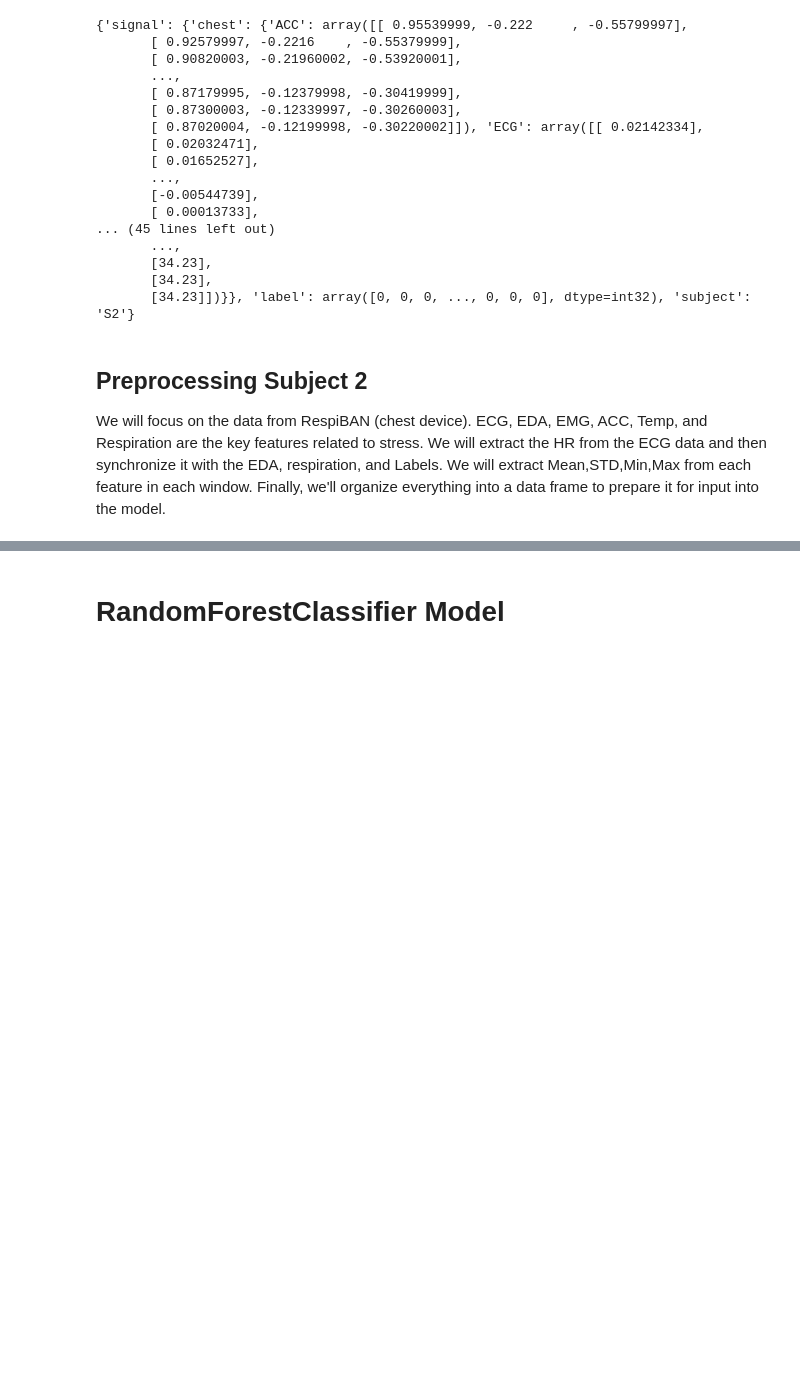
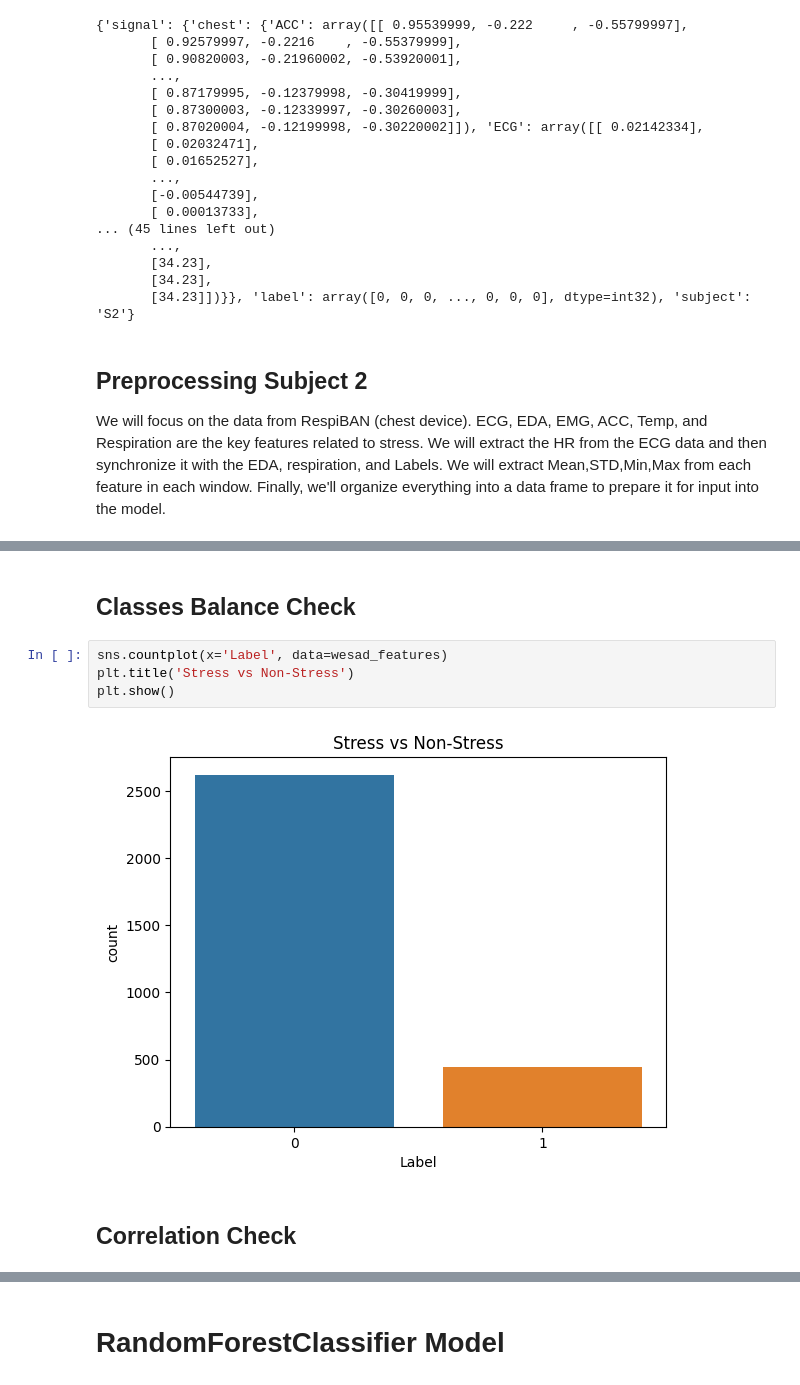
Before and after one commit to abdul-azeem-elsharkawy/Stress-Detection-via-Wearable-Sensors, a Jupyter notebook: stress-detection-via-wearable-sensors.ipynb, the cells around one changed output, grey strips where cells are left out. Drawn from its saved outputs; the diff is of its cells as text; blank space fills up the shorter version.

```diff
--- a/stress-detection-via-wearable-sensors.ipynb
+++ b/stress-detection-via-wearable-sensors.ipynb
@@ -860,0 +416,10 @@ We only have 1326 samples for the positive class (stress), which is insufficient
+# %% [markdown]
+## Classes Balance Check
+# %%
+sns.countplot(x='Label', data=wesad_features)
+plt.title('Stress vs Non-Stress')
+plt.show()
+# %% [output]
+[figure, added]
+# %% [markdown]
+## Correlation Check
```
Also changed, not shown: parts of 57 cells of this notebook.
